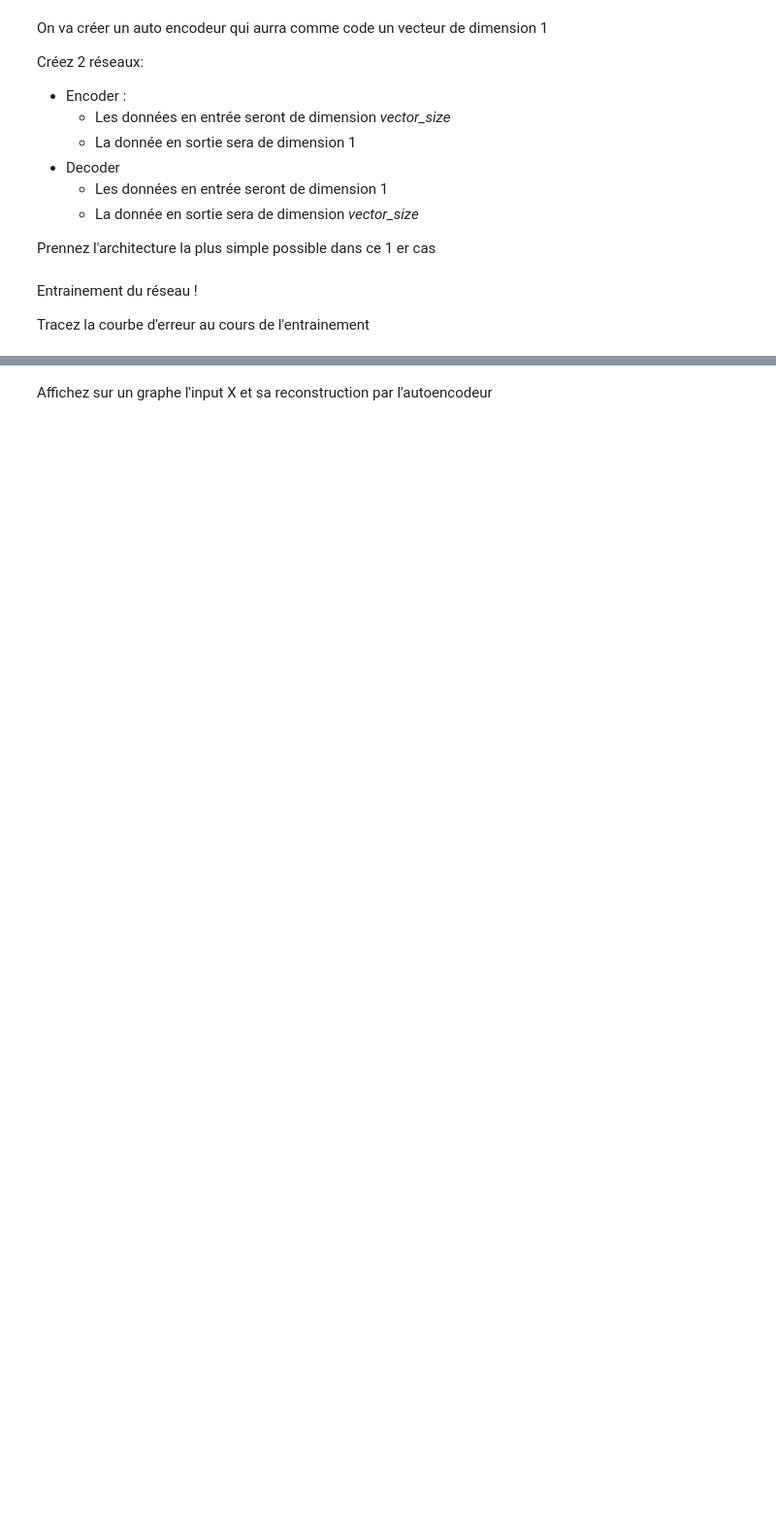
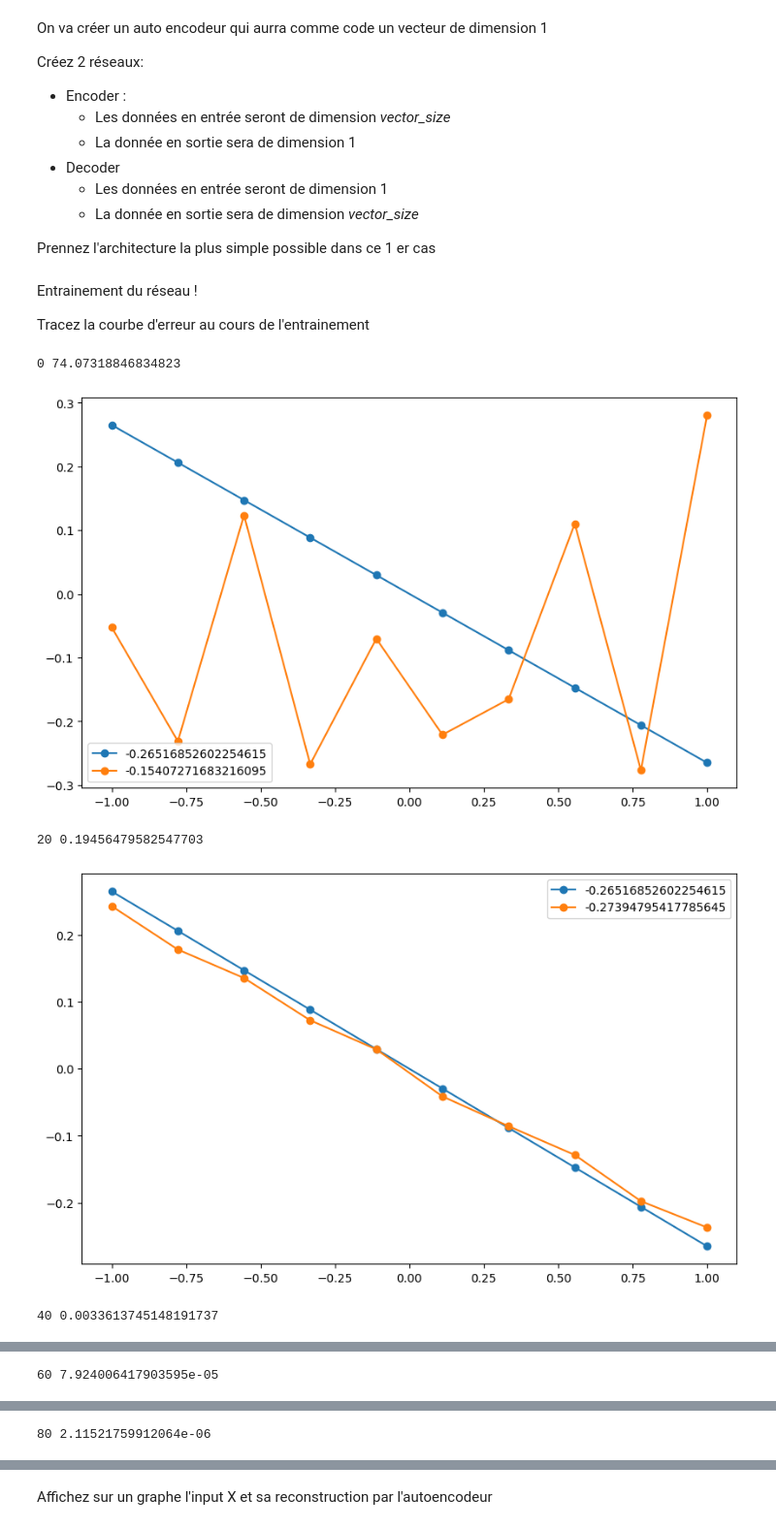
Before and after one commit to charles66820/CREMIfiles, a Jupyter notebook: IS329_fouille/tp5/AutoEncoders.ipynb, the cells around one changed output, grey strips where cells are left out. Shown at 97% size. Saved outputs shown, nothing was run; the diff lists cells and outputs as text; code cells hidden in the pictures; blank space fills up the shorter version.

```diff
--- a/IS329_fouille/tp5/AutoEncoders.ipynb
+++ b/IS329_fouille/tp5/AutoEncoders.ipynb
@@ -47,6 +98,22 @@ Créez 2 réseaux:
     - La donnée en sortie sera de dimension *vector_size*
 
 Prennez l'architecture la plus simple possible dans ce 1 er cas
+# %%
+class Encoder(nn.Module):
+  def __init__(self, vecSize):
+    super().__init__()
+    self.encoder = nn.Linear(vecSize, 1)
+    # self.encoder = nn.Linear(vecSize, 1, True)
+  def forward(self, x):
+    return self.encoder(x)
+
+class Decoder(nn.Module):
+  def __init__(self, vecSize):
+    super().__init__()
+    self.decoder = nn.Linear(1, vecSize)
+    # self.decoder = nn.Linear(1, vecSize, True)
+  def forward(self, x):
+    return self.decoder(x)
 # %% [markdown]
 Entrainement du réseau !
 
@@ -53,0 +163,20 @@ Tracez la courbe d'erreur au cours de l'entrainement
+# %%
+encoderModel = Encoder(vecSize)
+decoderModel = Decoder(vecSize)
+# %%
+epochs = 100 #10000
+
+testCurve = genAffineCurve(discretization)
+errorsEpochs = train(encoderModel, decoderModel, data_train, testCurve, epochs)
+
+plt.plot(range(epochs), errorsEpochs)
+plt.title("Epoch error")
+plt.xlabel("Epochs")
+plt.ylabel("error")
+plt.show()
+# %% [output]
+0 74.07318846834823
+[figure, added]
+20 0.19456479582547703
+[figure, added]
+40 0.0033613745148191737
@@ -53,0 +184 @@ Tracez la courbe d'erreur au cours de l'entrainement
+60 7.924006417903595e-05
@@ -53,0 +186 @@ Tracez la courbe d'erreur au cours de l'entrainement
+80 2.11521759912064e-06
```
Also changed, not shown: parts of 19 cells of this notebook.
